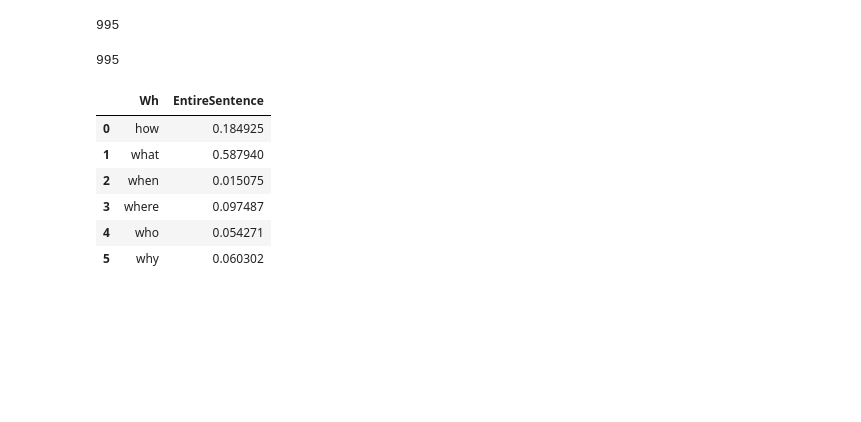
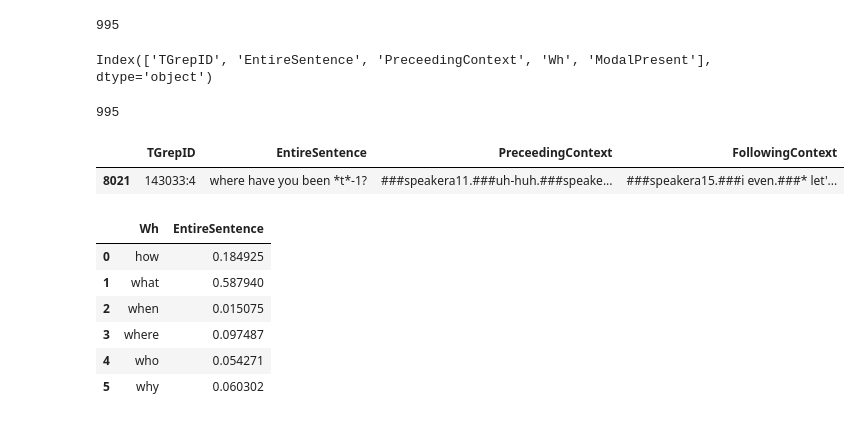
Before and after one commit to mcmoyer11/whquestions-tgrep2, a Jupyter notebook: corpus/analysis/sample_generator-ALLROOT.ipynb, the cells around one changed output. Cells and saved outputs as stored; diff of their text form; code cells hidden in the pictures; blank space fills up the shorter version.

```diff
--- a/corpus/analysis/sample_generator-ALLROOT.ipynb
+++ b/corpus/analysis/sample_generator-ALLROOT.ipynb
@@ -156,12 +254,21 @@ df_valid = cntxts[cntxts["TGrepID"].isin(set(crit_index))]
 len(df_valid)
 # %% [output]
 995
+# %%
+df_valid.columns
+# %% [output]
+Index(['TGrepID', 'EntireSentence', 'PreceedingContext', 'Wh', 'ModalPresent'], dtype='object')
 # %%
 df_valid = df_valid.merge(df_WhMod, how = 'inner', indicator=False)
 # %%
 len(df_valid)
 # %% [output]
 995
+# %%
+cntxts[cntxts["TGrepID"]=="143033:4"]
+# %% [output]
+|  | TGrepID | EntireSentence | PreceedingContext | FollowingContext |
+| 8021 | 143033:4 | where have you been *t*-1? | ###speakera11.###uh-huh.###speake... | ###speakera15.###i even.###* let'... |
 # %%
 df_valid.pivot_table(index=['Wh'], values="EntireSentence", aggfunc=len).groupby(["Wh"]).EntireSentence.transform(lambda x: x/len(df_valid)).reset_index()
 # %% [output]
```
Also changed, not shown: parts of 10 cells of this notebook, 7 other files.
